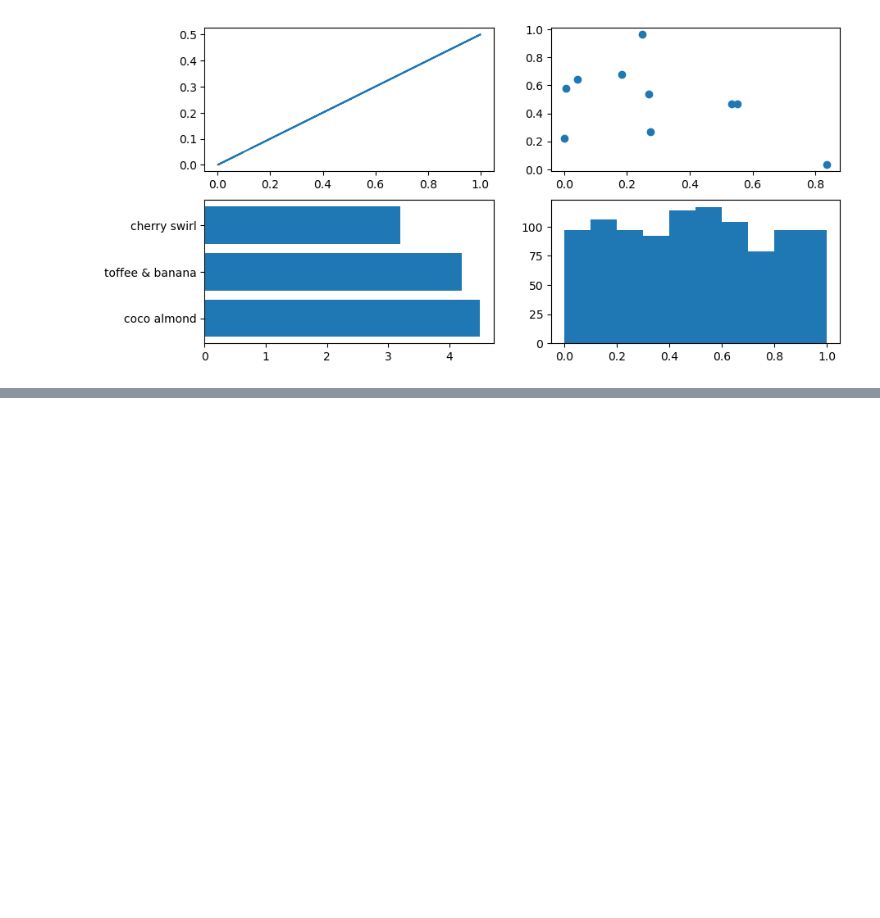
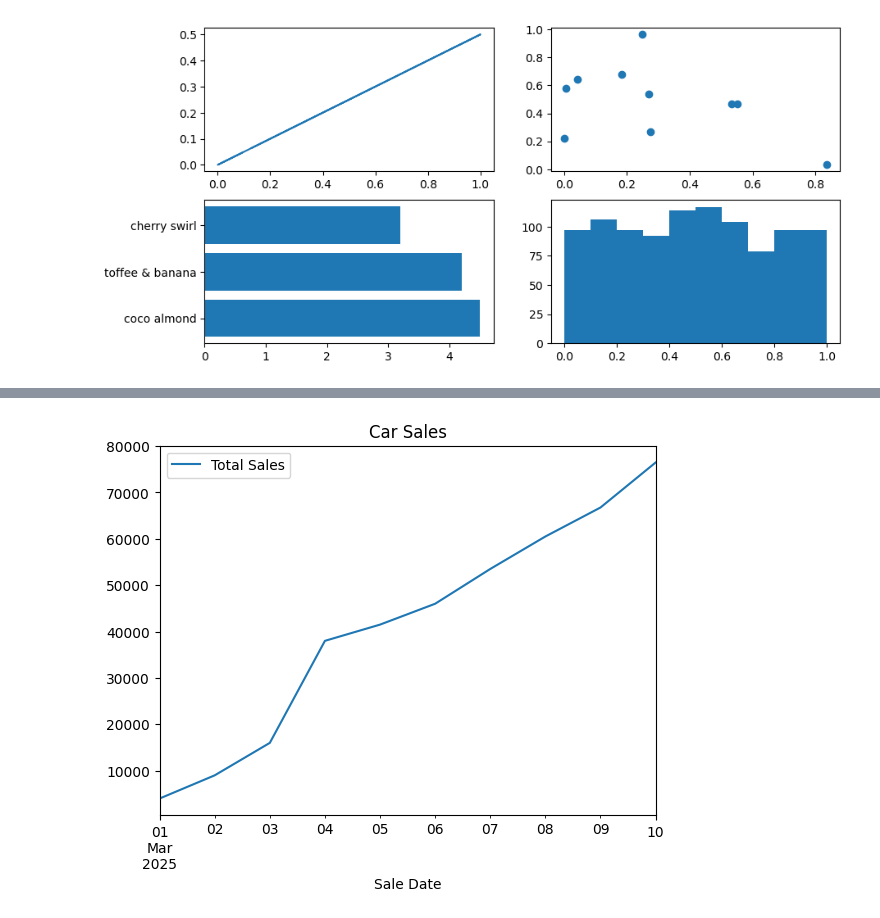
Before and after one commit to denpazakura/ztm_matplotlib_practice, a Jupyter notebook: Matplotlib Practice.ipynb, the cells around one changed output, grey strips where cells are left out. Cells and saved outputs as stored; diff of their text form; code cells hidden in the pictures; blank space fills up the shorter version.

```diff
--- a/Matplotlib Practice.ipynb
+++ b/Matplotlib Practice.ipynb
@@ -200,0 +239,11 @@ ax[1, 1].hist(np.random.rand(1000));
+# %%
+# Add a column called 'Total Sales' to car_sales which cumulatively adds the 'Price' column
+car_sales["Total Sales"] = car_sales["Price"].astype(int).cumsum()
+
+
+# Add a column called 'Sale Date' which lists a series of successive dates starting from today (your today)
+car_sales["Sale Date"] = pd.date_range("03/01/2025", periods=len(car_sales))
+
+# View the car_sales DataFrame
+
+car_sales
@@ -200,0 +262,7 @@ ax[1, 1].hist(np.random.rand(1000));
+# %%
+# Use the plot() function to plot the 'Sale Date' column versus the 'Total Sales' column
+car_sales.plot(title='Car Sales',
+               x='Sale Date',
+               y='Total Sales');
+# %% [output]
+[figure, added]
```
Also changed, not shown: parts of 7 cells of this notebook, 1 other file.
